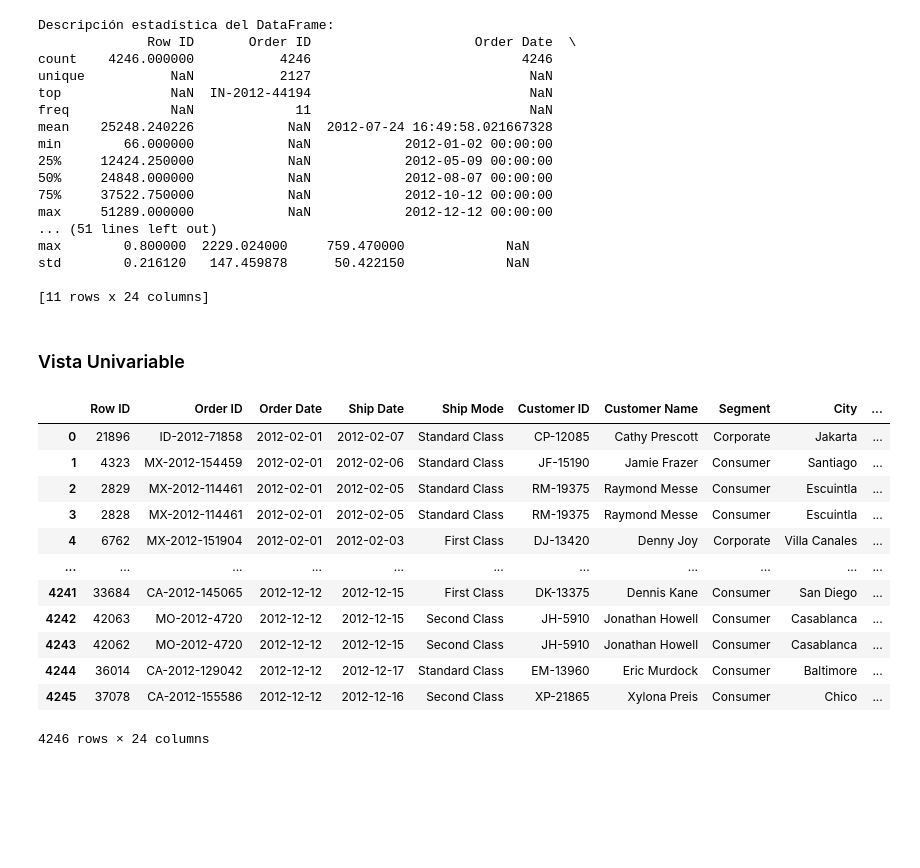
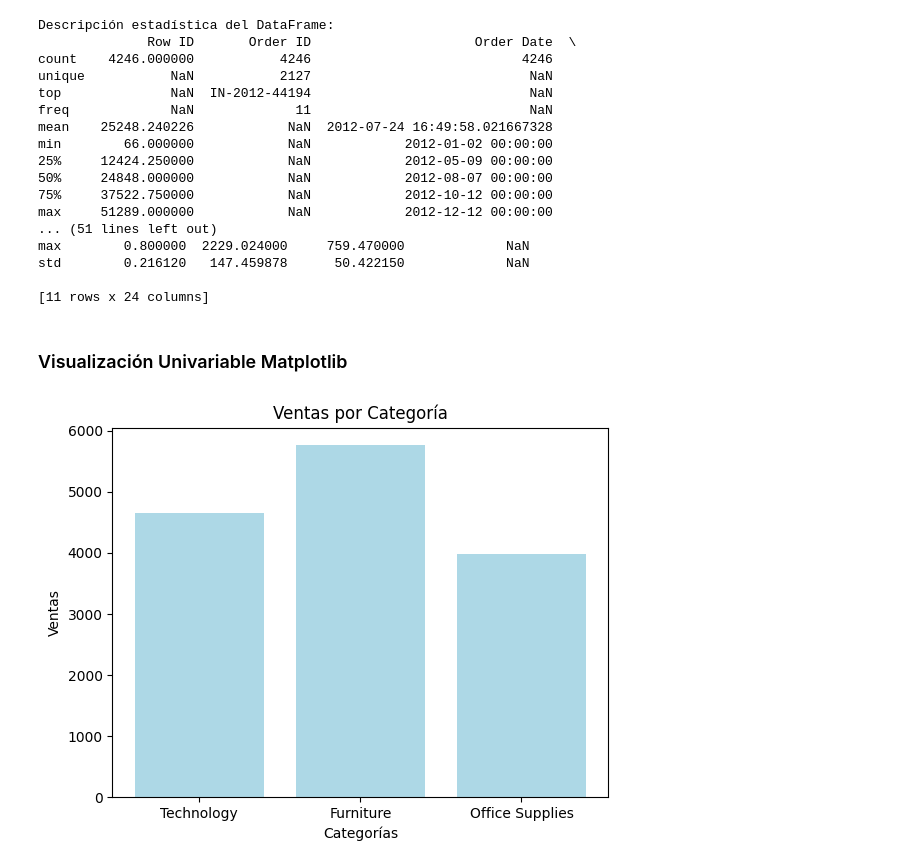
Before and after one commit to josejpgg/Python-UNIR, a Jupyter notebook: src/project_4/visualizacion_datos.ipynb, the cells around one changed output. Cells and saved outputs as stored; diff of their text form; code cells hidden in the pictures; blank space fills up the shorter version.

Commit message:
proyecto 4 de graficos matplotlib y seaborn, test 10/10

```diff
--- a/src/project_4/visualizacion_datos.ipynb
+++ b/src/project_4/visualizacion_datos.ipynb
@@ -133,20 +118,16 @@ std        0.216120   147.459878      50.422150             NaN
 
 [11 rows x 24 columns]
 # %% [markdown]
-### Vista Univariable
+### Visualización Univariable Matplotlib
-# %%
-df
-# %% [output]
-|  | Row ID | Order ID | Order Date | Ship Date | Ship Mode | Customer ID | Customer Name | Segment | City | ... |
-| 0 | 21896 | ID-2012-71858 | 2012-02-01 | 2012-02-07 | Standard Class | CP-12085 | Cathy Prescott | Corporate | Jakarta | ... |
-| 1 | 4323 | MX-2012-154459 | 2012-02-01 | 2012-02-06 | Standard Class | JF-15190 | Jamie Frazer | Consumer | Santiago | ... |
-| 2 | 2829 | MX-2012-114461 | 2012-02-01 | 2012-02-05 | Standard Class | RM-19375 | Raymond Messe | Consumer | Escuintla | ... |
-| 3 | 2828 | MX-2012-114461 | 2012-02-01 | 2012-02-05 | Standard Class | RM-19375 | Raymond Messe | Consumer | Escuintla | ... |
-| 4 | 6762 | MX-2012-151904 | 2012-02-01 | 2012-02-03 | First Class | DJ-13420 | Denny Joy | Corporate | Villa Canales | ... |
-| ... | ... | ... | ... | ... | ... | ... | ... | ... | ... | ... |
-| 4241 | 33684 | CA-2012-145065 | 2012-12-12 | 2012-12-15 | First Class | DK-13375 | Dennis Kane | Consumer | San Diego | ... |
-| 4242 | 42063 | MO-2012-4720 | 2012-12-12 | 2012-12-15 | Second Class | JH-5910 | Jonathan Howell | Consumer | Casablanca | ... |
-| 4243 | 42062 | MO-2012-4720 | 2012-12-12 | 2012-12-15 | Second Class | JH-5910 | Jonathan Howell | Consumer | Casablanca | ... |
-| 4244 | 36014 | CA-2012-129042 | 2012-12-12 | 2012-12-17 | Standard Class | EM-13960 | Eric Murdock | Consumer | Baltimore | ... |
-| 4245 | 37078 | CA-2012-155586 | 2012-12-12 | 2012-12-16 | Second Class | XP-21865 | Xylona Preis | Consumer | Chico | ... |
-4246 rows × 24 columns
+# %%
+# Histograma
+plt.bar(df['Category'], df['Sales'], facecolor='lightblue')
+plt.xlabel('Categorías')
+plt.ylabel('Ventas')
+plt.title('Ventas por Categoría')
+plt.show()
+
+# Conclusiones:
+# - La categoria con mayor ventas es la de Furniture, despues Tecnologia y Office Supplies
+# %% [output]
+[figure, added]
```
Also changed, not shown: parts of 13 cells of this notebook, 1 other file.
